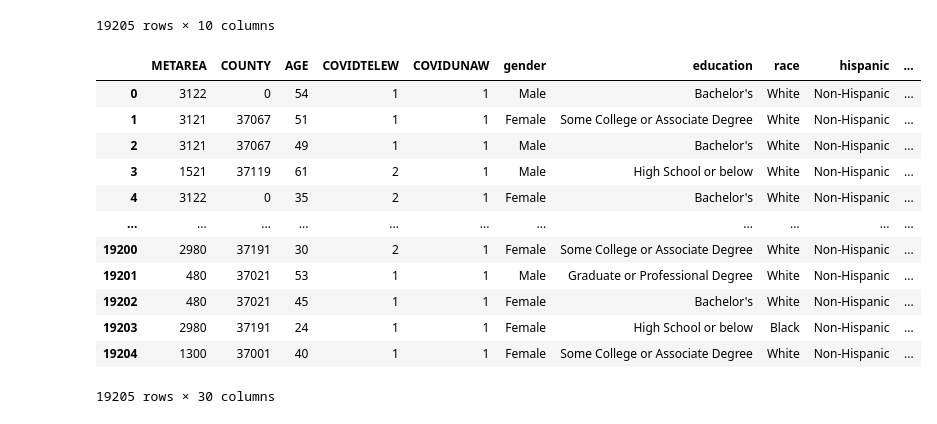
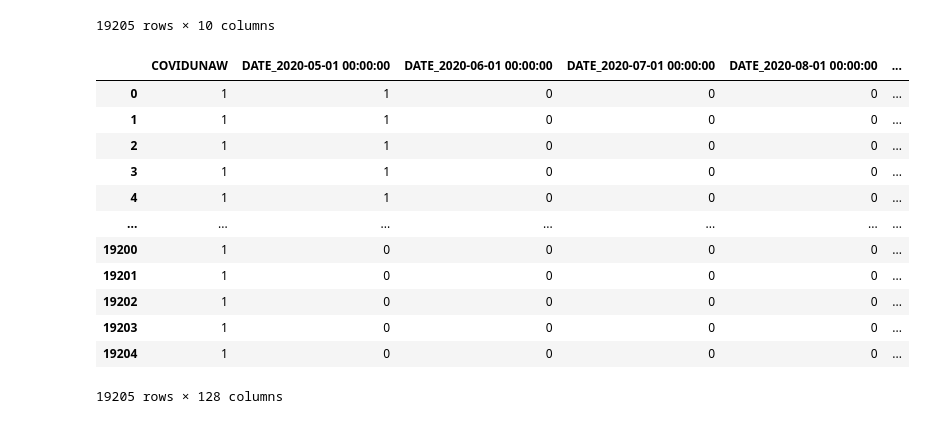
Before and after one commit to timothykeating/Final-Project, a Jupyter notebook: machine_learning.ipynb, the cells around one changed output. Saved outputs shown, nothing was run; the diff lists cells and outputs as text; code cells hidden in the pictures.

```diff
--- a/machine_learning.ipynb
+++ b/machine_learning.ipynb
@@ -110,20 +110,21 @@ df_cleanen
 19205 rows × 10 columns
 # %%
 # Create our features
-x = pd.get_dummies(df_cleanen, columns=["DATE","METAREA","COUNTY","AGE","gender","education","race","hispanic","marital_status"])
+X = pd.get_dummies(df_cleanen, columns=["DATE","METAREA","COUNTY","AGE","gender","education","race","hispanic","marital_status"])
 # Create our target
 y = df_cleanen['COVIDUNAW']
+X
 # %% [output]
-|  | METAREA | COUNTY | AGE | COVIDTELEW | COVIDUNAW | gender | education | race | hispanic | ... |
-| 0 | 3122 | 0 | 54 | 1 | 1 | Male | Bachelor's | White | Non-Hispanic | ... |
-| 1 | 3121 | 37067 | 51 | 1 | 1 | Female | Some College or Associate Degree | White | Non-Hispanic | ... |
-| 2 | 3121 | 37067 | 49 | 1 | 1 | Male | Bachelor's | White | Non-Hispanic | ... |
-| 3 | 1521 | 37119 | 61 | 2 | 1 | Male | High School or below | White | Non-Hispanic | ... |
-| 4 | 3122 | 0 | 35 | 2 | 1 | Female | Bachelor's | White | Non-Hispanic | ... |
-| ... | ... | ... | ... | ... | ... | ... | ... | ... | ... | ... |
-| 19200 | 2980 | 37191 | 30 | 2 | 1 | Female | Some College or Associate Degree | White | Non-Hispanic | ... |
-| 19201 | 480 | 37021 | 53 | 1 | 1 | Male | Graduate or Professional Degree | White | Non-Hispanic | ... |
-| 19202 | 480 | 37021 | 45 | 1 | 1 | Female | Bachelor's | White | Non-Hispanic | ... |
-| 19203 | 2980 | 37191 | 24 | 1 | 1 | Female | High School or below | Black | Non-Hispanic | ... |
-| 19204 | 1300 | 37001 | 40 | 1 | 1 | Female | Some College or Associate Degree | White | Non-Hispanic | ... |
+|  | COVIDUNAW | DATE_2020-05-01 00:00:00 | DATE_2020-06-01 00:00:00 | DATE_2020-07-01 00:00:00 | DATE_2020-08-01 00:00:00 | ... |
+| 0 | 1 | 1 | 0 | 0 | 0 | ... |
+| 1 | 1 | 1 | 0 | 0 | 0 | ... |
+| 2 | 1 | 1 | 0 | 0 | 0 | ... |
+| 3 | 1 | 1 | 0 | 0 | 0 | ... |
+| 4 | 1 | 1 | 0 | 0 | 0 | ... |
+| ... | ... | ... | ... | ... | ... | ... |
+| 19200 | 1 | 0 | 0 | 0 | 0 | ... |
+| 19201 | 1 | 0 | 0 | 0 | 0 | ... |
+| 19202 | 1 | 0 | 0 | 0 | 0 | ... |
+| 19203 | 1 | 0 | 0 | 0 | 0 | ... |
+| 19204 | 1 | 0 | 0 | 0 | 0 | ... |
-19205 rows × 30 columns
+19205 rows × 128 columns
```
